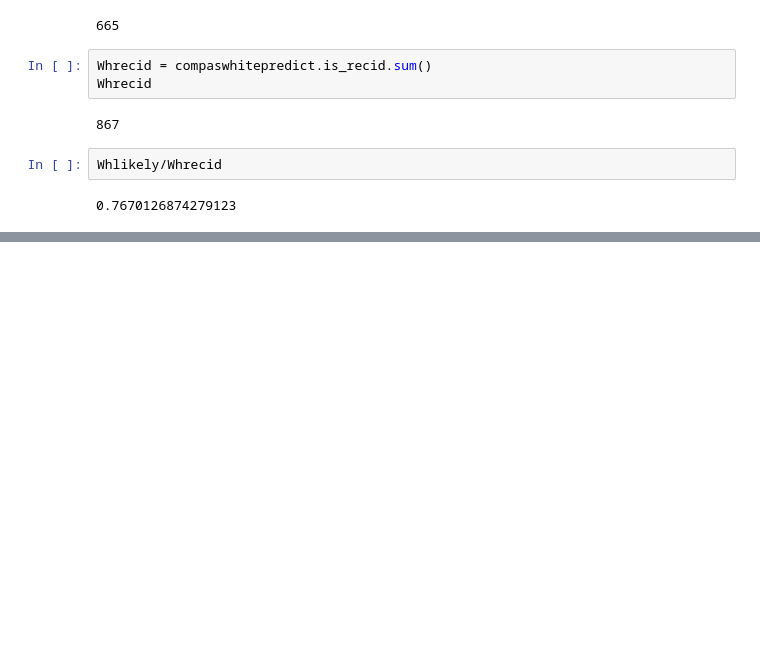
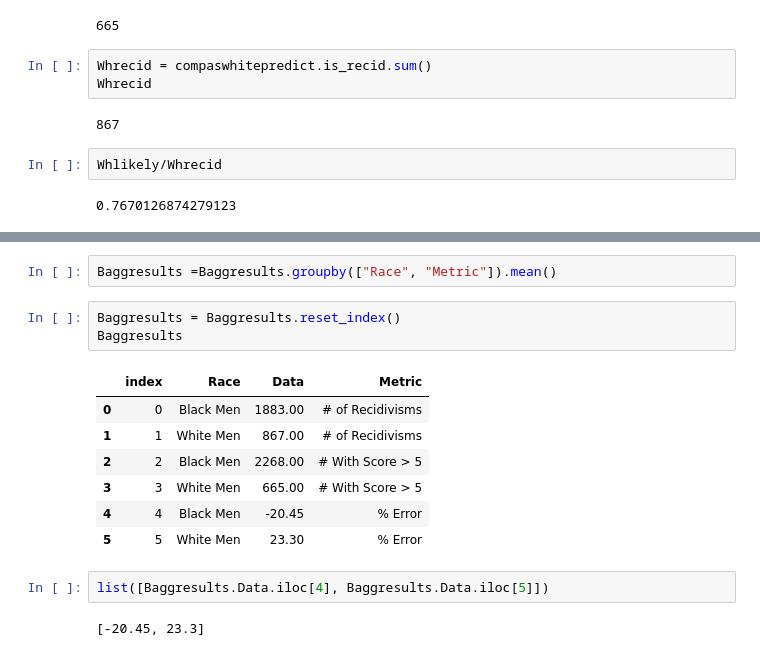
Before and after one commit to CyrusRR/iXDSCourseProject1, a Jupyter notebook: compas-analysis-master/Comparison.ipynb, the cells around one changed output, grey strips where cells are left out. Saved outputs shown, nothing was run; the diff lists cells and outputs as text; blank space fills up the shorter version.

```diff
--- a/compas-analysis-master/Comparison.ipynb
+++ b/compas-analysis-master/Comparison.ipynb
@@ -110,0 +118,17 @@ Baggresults
+# %%
+Baggresults =Baggresults.groupby(["Race", "Metric"]).mean()
+# %%
+Baggresults = Baggresults.reset_index()
+Baggresults
+# %% [output]
+|  | index | Race | Data | Metric |
+| 0 | 0 | Black Men | 1883.00 | # of Recidivisms |
+| 1 | 1 | White Men | 867.00 | # of Recidivisms |
+| 2 | 2 | Black Men | 2268.00 | # With Score > 5 |
+| 3 | 3 | White Men | 665.00 | # With Score > 5 |
+| 4 | 4 | Black Men | -20.45 | % Error |
+| 5 | 5 | White Men | 23.30 | % Error |
+# %%
+list([Baggresults.Data.iloc[4], Baggresults.Data.iloc[5]])
+# %% [output]
+[-20.45, 23.3]
```
Also changed, not shown: parts of 9 cells of this notebook, 3 other files.
